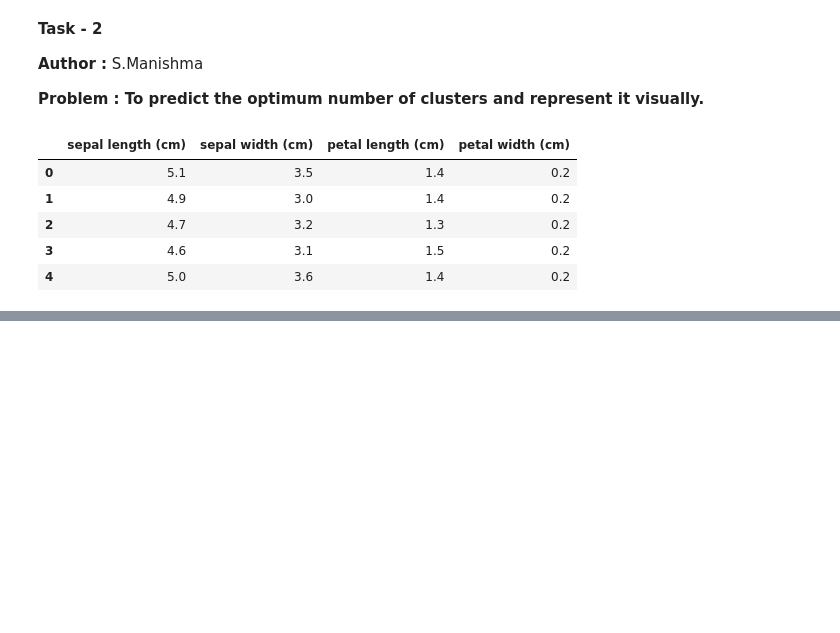
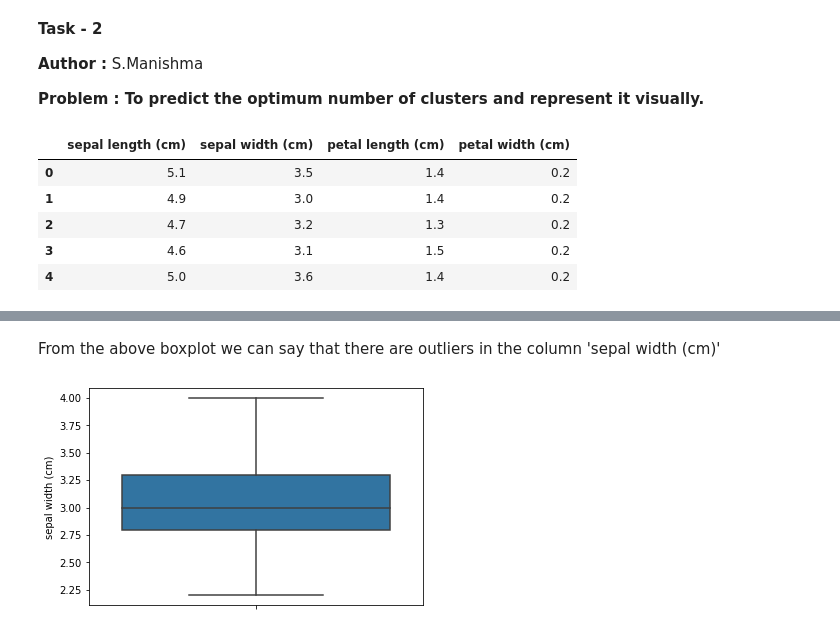
Before and after one commit to manish2509/Sparks-Intern, a Jupyter notebook: Task2.ipynb, the cells around one changed output, grey strips where cells are left out. Saved outputs shown, nothing was run; the diff lists cells and outputs as text; code cells hidden in the pictures; blank space fills up the shorter version.

```diff
--- a/Task2.ipynb
+++ b/Task2.ipynb
@@ -26,0 +50,2 @@ iris_data.head()
+# %% [markdown]
+From the above boxplot we can say that there are outliers in the column 'sepal width (cm)'
@@ -26,0 +58,6 @@ iris_data.head()
+# %%
+# Blocplot for sepal width (cm) after outlier treatment
+sns.boxplot(y=iris_data['sepal width (cm)'])
+plt.show()
+# %% [output]
+[figure, added]
```
Also changed, not shown: parts of 9 cells of this notebook.
